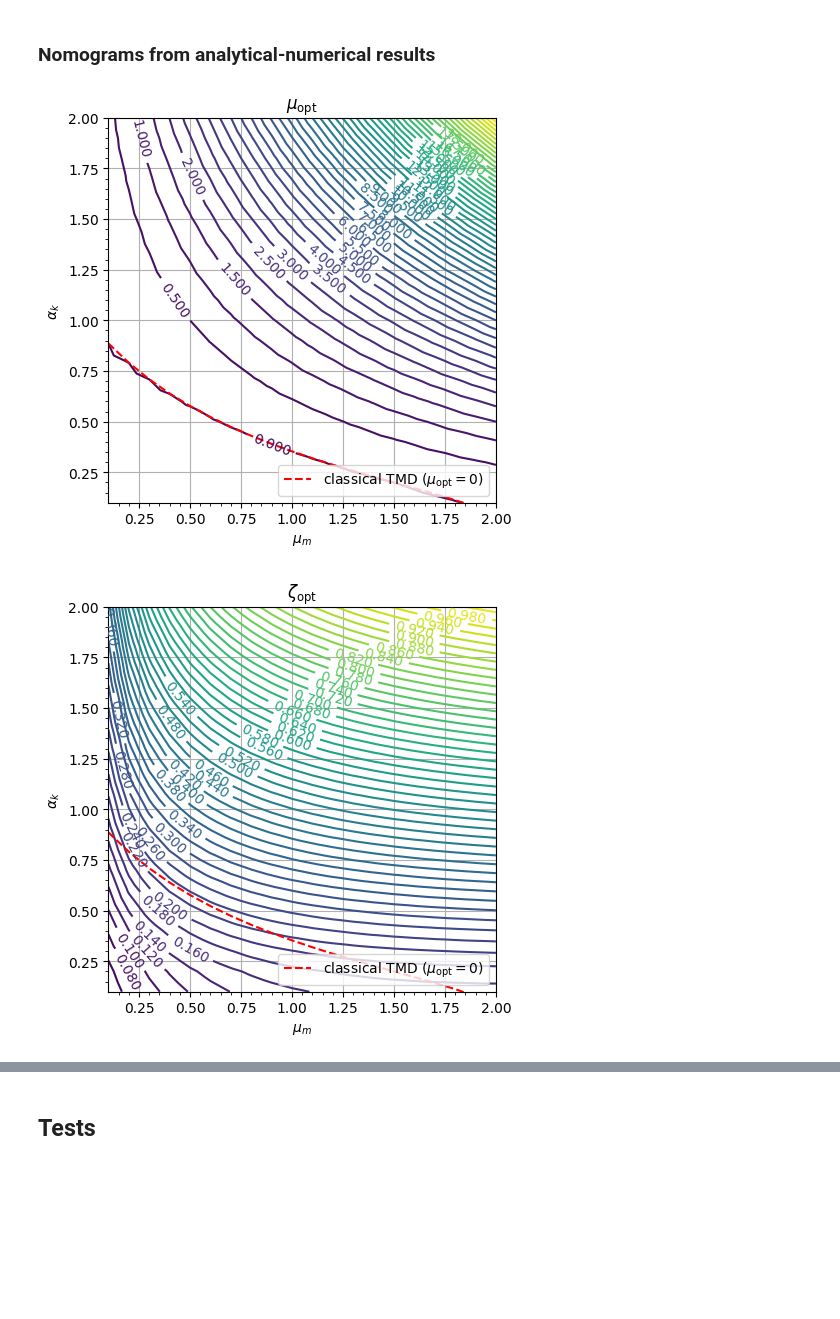
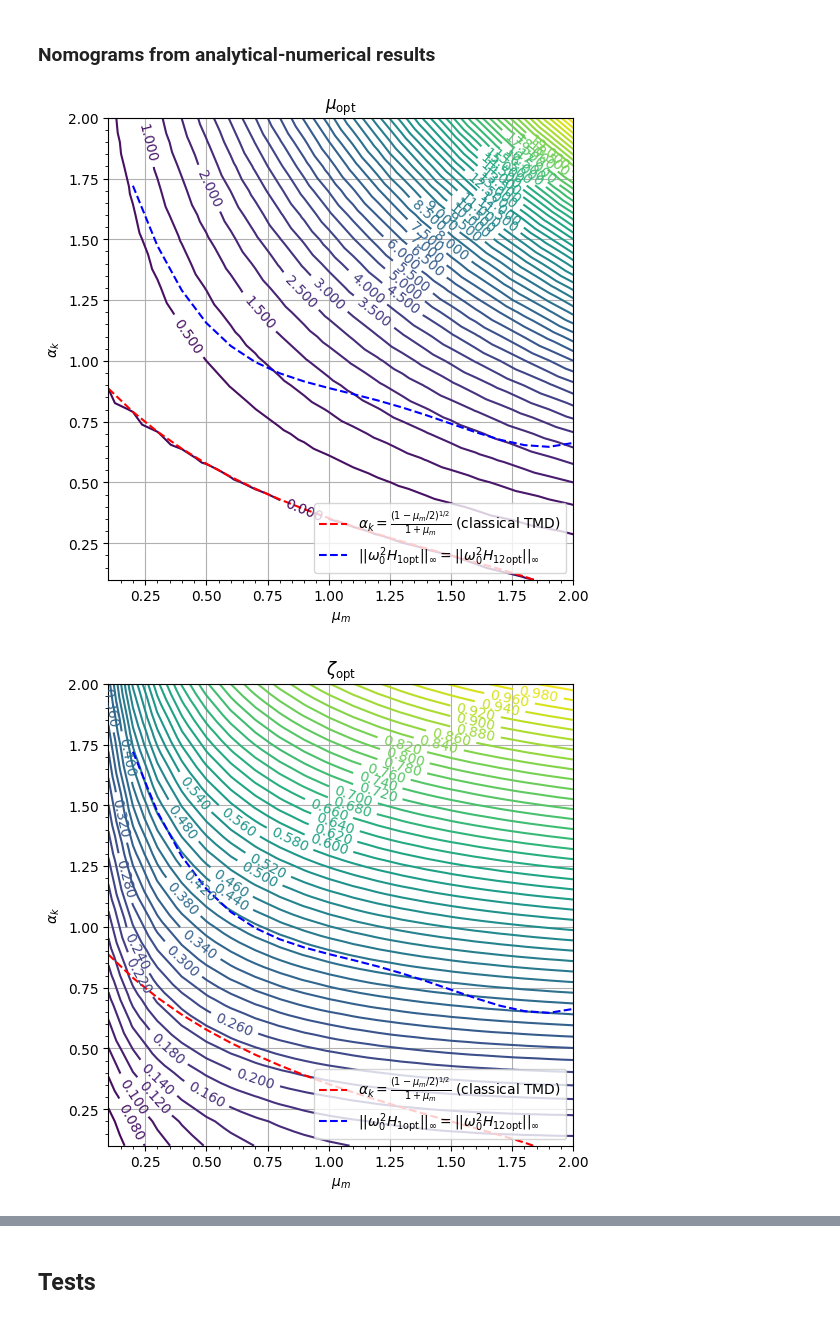
Before and after one commit to carloshernangarrido/vibration-control, a Jupyter notebook: 2dof_str_v6_uniform.ipynb, the cells around one changed output, grey strips where cells are left out. Drawn from its saved outputs; the diff is of its cells as text; code cells hidden in the pictures; blank space fills up the shorter version.

```diff
--- a/2dof_str_v6_uniform.ipynb
+++ b/2dof_str_v6_uniform.ipynb
@@ -784,44 +784,66 @@ zeta_opt_contour = np.array([float(_['zeta_opt_FP_float_']) for _ in mu_m_alpha_
 H_opt_contour = np.array([float(_['H_opt_inf_float_']) for _ in mu_m_alpha_k_cases_num]).reshape((-1, ))
 H12_opt_contour = np.array([float(_['H12_opt_inf_float_']) for _ in mu_m_alpha_k_cases_num]).reshape((-1, ))
 
-def plot_contour(x, y, z, title, filename):
+def intersect(z1, z2, tol):
+  abs_dif = np.abs(z1-z2)
+  if abs_dif < tol:
+    return True
+  else:
+    return False
+
+intersect_vect = np.vectorize(intersect)
+z1z2 = intersect_vect(H_opt_contour, H12_opt_contour, 1)
+mu_m_intersect, alpha_k_intersect = mu_m_contour[z1z2], alpha_k_contour[z1z2]
+alpha_k_intersect = np.polyval(np.polyfit(mu_m_intersect, alpha_k_intersect, 4),
+                               mu_m_intersect)
+
+
+def plot_contour(x, y, z, x_inter, y_inter, title, filename=None):
   # levels = 20 if filename == 'anal_num_H12_opt.pdf' else 50
   levels = 50
 
   index_sort = np.argsort(z)
-  fig, ax = plt.subplots(figsize=[5, 5])
+  fig, ax = plt.subplots(figsize=[6, 6])
   ax.minorticks_on()
   CS = ax.tricontour(x[index_sort], y[index_sort], z[index_sort],
                      levels=levels)
   ax.clabel(CS, inline=1, fontsize=10)
   ax.set_xlabel(r'$\mu_m$')
   ax.set_ylabel(r'$\alpha_k$')
   ax.set_title(title)
   ax.grid(True)
 
   xlim_, ylim_ = ax.get_xlim(), ax.get_ylim()
   mu_m_limit_case = x
   alpha_k_limit_case = (1-mu_m_limit_case/2)**(1/2)/(1 + mu_m_limit_case)
   ax.plot(mu_m_limit_case, alpha_k_limit_case,
-          color='red', linestyle='--', label=r'classical TMD ($\mu_\mathrm{opt}=0$)')
+          color='red', linestyle='--', label=r'$\alpha_k=\frac{(1-\mu_m/2)^{1/2}}{1 + \mu_m}$ (classical TMD)')
+  ax.plot(x_inter, y_inter,
+          color='blue', linestyle='--',
+          label=r'$||\omega_0^2 H_\mathrm{1opt}||_{\infty} = ||\omega_0^2 H_\mathrm{12opt}||_{\infty}$')
   ax.set_xlim(xlim_)
   ax.set_ylim(ylim_)
-  if filename == 'anal_num_H12_opt.pdf':
-    ax.legend(loc='upper right')
+  if filename in ['anal_num_H1_opt.pdf', 'anal_num_H12_opt.pdf'] :
+    ax.legend(loc='upper center')
   else:
     ax.legend(loc='lower right')
 
-  fig.savefig(os.path.join(path, filename))
+  if filename is not None:
+    fig.savefig(os.path.join(path, filename))
 
 
 plot_contour(mu_m_contour, alpha_k_contour, mu_opt_contour,
+             mu_m_intersect, alpha_k_intersect,
              r'$\mu_\mathrm{opt}$', 'anal_num_mu_opt.pdf')
 plot_contour(mu_m_contour, alpha_k_contour, zeta_opt_contour,
+             mu_m_intersect, alpha_k_intersect,
              r'$\zeta_\mathrm{opt}$', 'anal_num_zeta_opt.pdf')
 plot_contour(mu_m_contour, alpha_k_contour, H_opt_contour,
+             mu_m_intersect, alpha_k_intersect,
              r'$||\omega_0^2 H_\mathrm{1opt}||_{\infty}$', 'anal_num_H1_opt.pdf')
 plot_contour(mu_m_contour, alpha_k_contour, H12_opt_contour,
+             mu_m_intersect, alpha_k_intersect,
              r'$||\omega_0^2 H_\mathrm{12opt}||_{\infty}$', 'anal_num_H12_opt.pdf')
 # %% [output]
-[figure, old version]
+[figure, new version]
-[figure, old version]
+[figure, new version]
```
Also changed, not shown: parts of 8 cells of this notebook.
